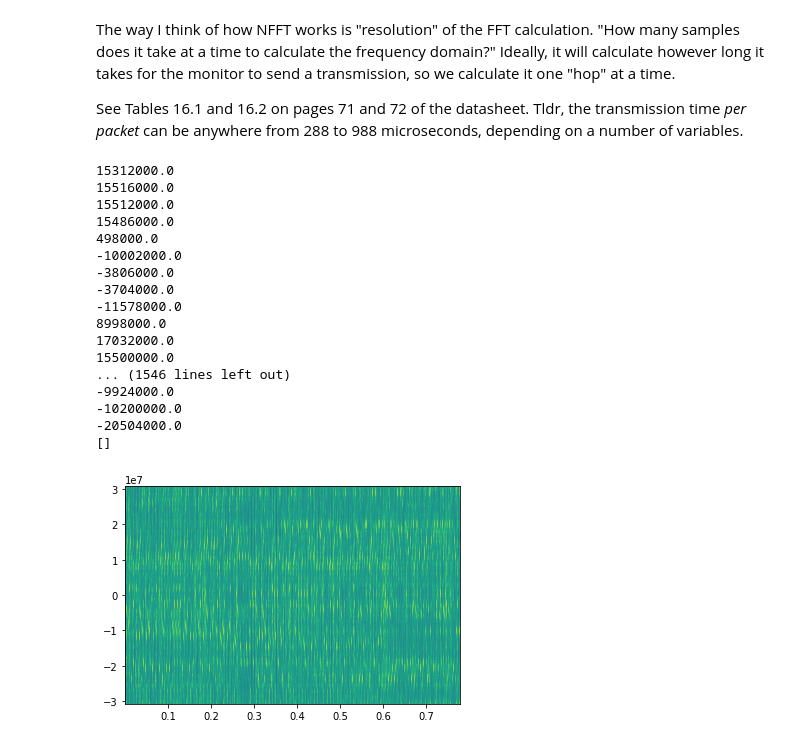
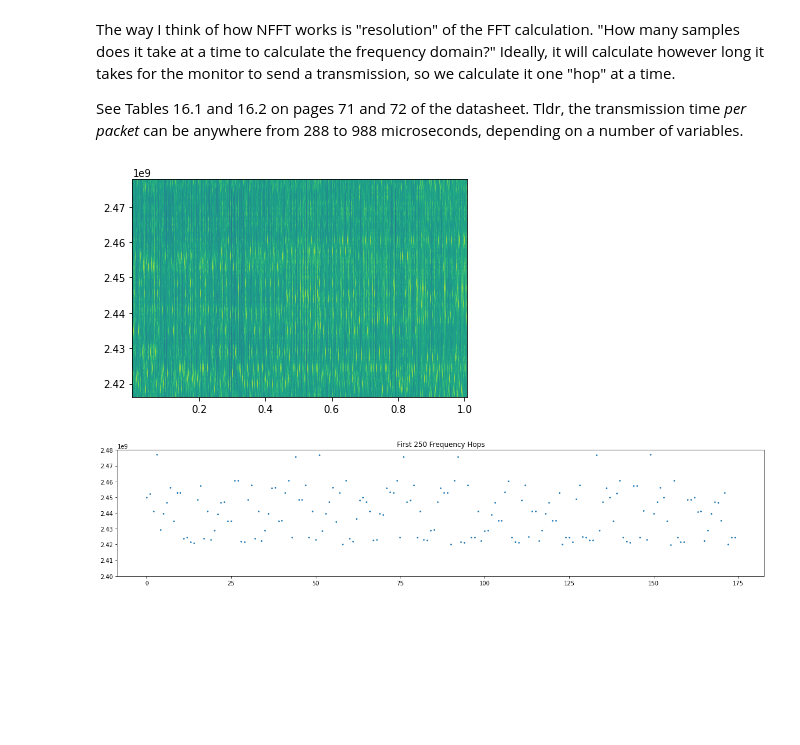
Before and after one commit to thetaspirit/sdr-capture-analysis, a Jupyter notebook: hopping.ipynb, the cells around one changed output. Saved outputs shown, nothing was run; the diff lists cells and outputs as text; code cells hidden in the pictures; blank space fills up the shorter version.

Commit message:
frequency hopping graph

```diff
--- a/hopping.ipynb
+++ b/hopping.ipynb
@@ -35,34 +35,27 @@ def getMaxFreqs(spectrumDF, freqs):
 
     maxFreqs = []
 
+    i = 0
     for (columnIndex, columnData) in spectrumDF.items():
-        # maxFreqs.append(freqs[spectrumDF[[i]].idxmax()])
-        print(freqs[columnData.idxmax()])
+        maxFreqs.append(freqs[spectrumDF[[i]].idxmax()])
+        i += 1
 
     return maxFreqs
 # %%
-dat = loadData(f"{TARGET_DIR}normal1")
-spectrum, freqs, t, im = plt.specgram(dat, NFFT=NFFT_SIZE, Fs=SAMPLE_RATE)
+dat = loadData(f"{TARGET_DIR}normal2")
+spectrum, freqs, t, im = plt.specgram(dat, NFFT=NFFT_SIZE, Fs=SAMPLE_RATE, Fc=2.447e9)
 
 spectrumDF = pd.DataFrame(spectrum)
 maxFreqs = getMaxFreqs(spectrumDF, freqs)
-print(maxFreqs)
 # %% [output]
-15312000.0
-15516000.0
-15512000.0
-15486000.0
-498000.0
--10002000.0
--3806000.0
--3704000.0
--11578000.0
-8998000.0
-17032000.0
-15500000.0
-... (1546 lines left out)
--9924000.0
--10200000.0
--20504000.0
-[]
-[figure, old version]
+[figure, new version]
+# %%
+samp = maxFreqs[525:700]
+plt.scatter(range(len(samp)), samp, 3)
+# plt.plot(range(len(samp)), samp, 3)
+plt.ylim([2.4e9, 2.48e9])
+plt.gcf().set_figwidth(20)
+plt.title("First 250 Frequency Hops")
+plt.show()
+# %% [output]
+[figure, added]
```
Also changed, not shown: 1 other file.
